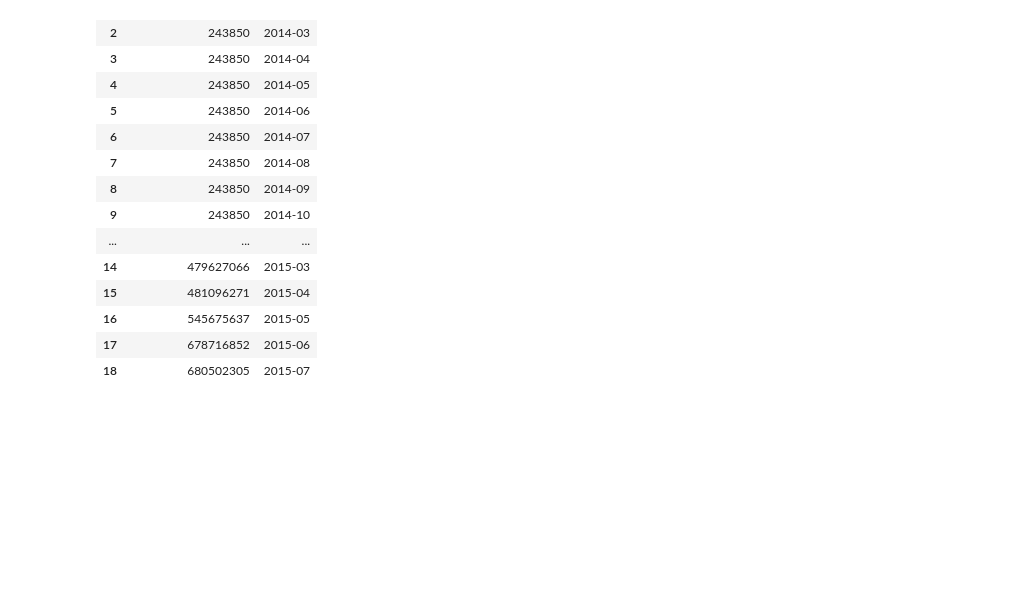
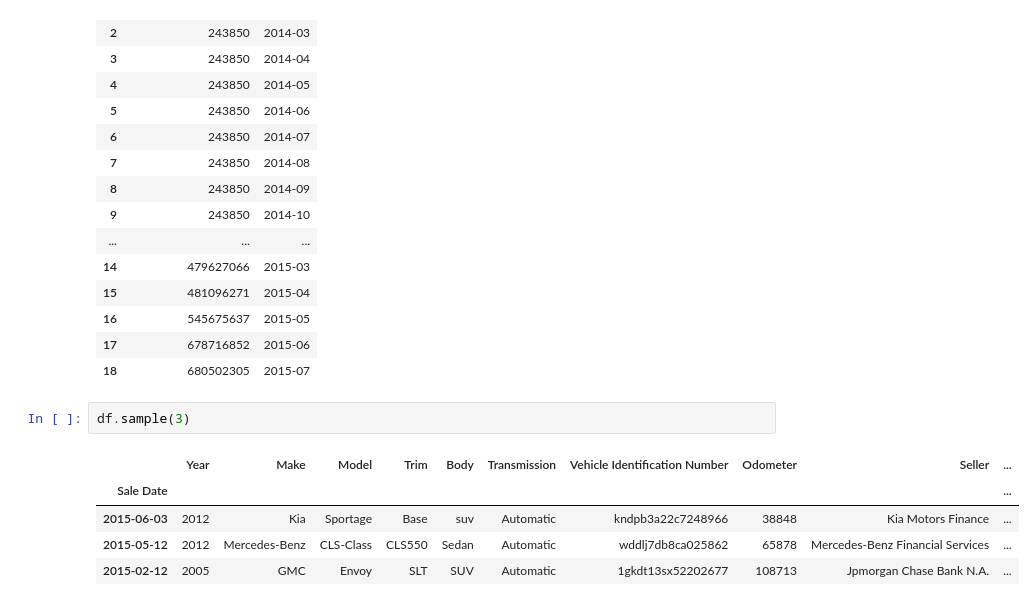
Before and after one commit to PragyanPrakhar/KPIT, a Jupyter notebook: Pandas_All/car_sales_sample_questions.ipynb, the cells around one changed output. Saved outputs shown, nothing was run; the diff lists cells and outputs as text; blank space fills up the shorter version.

```diff
--- a/Pandas_All/car_sales_sample_questions.ipynb
+++ b/Pandas_All/car_sales_sample_questions.ipynb
@@ -542,3 +542,11 @@ display(cumm)
 | 16 | 545675637 | 2015-05 |
 | 17 | 678716852 | 2015-06 |
 | 18 | 680502305 | 2015-07 |
+# %%
+df.sample(3)
+# %% [output]
+|  | Year | Make | Model | Trim | Body | Transmission | Vehicle Identification Number | Odometer | Seller | ... |
+| Sale Date |  |  |  |  |  |  |  |  |  | ... |
+| 2015-06-03 | 2012 | Kia | Sportage | Base | suv | Automatic | kndpb3a22c7248966 | 38848 | Kia Motors Finance | ... |
+| 2015-05-12 | 2012 | Mercedes-Benz | CLS-Class | CLS550 | Sedan | Automatic | wddlj7db8ca025862 | 65878 | Mercedes-Benz Financial Services | ... |
+| 2015-02-12 | 2005 | GMC | Envoy | SLT | SUV | Automatic | 1gkdt13sx52202677 | 108713 | Jpmorgan Chase Bank N.A. | ... |
```
Also changed, not shown: parts of 1 cell of this notebook, 12 other files.
